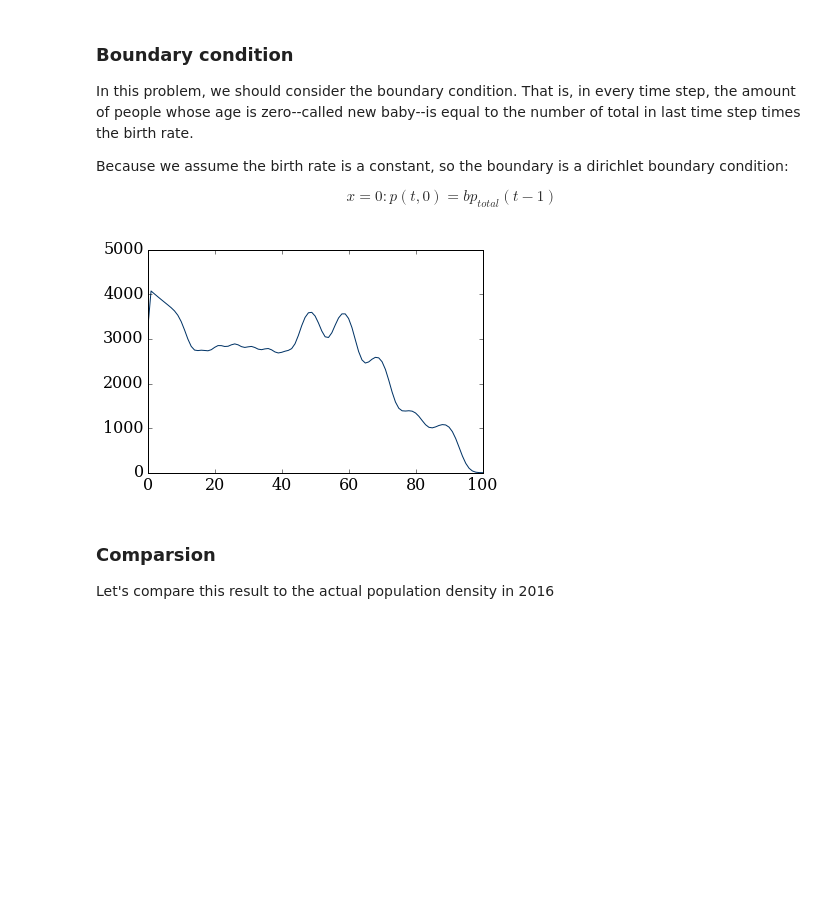
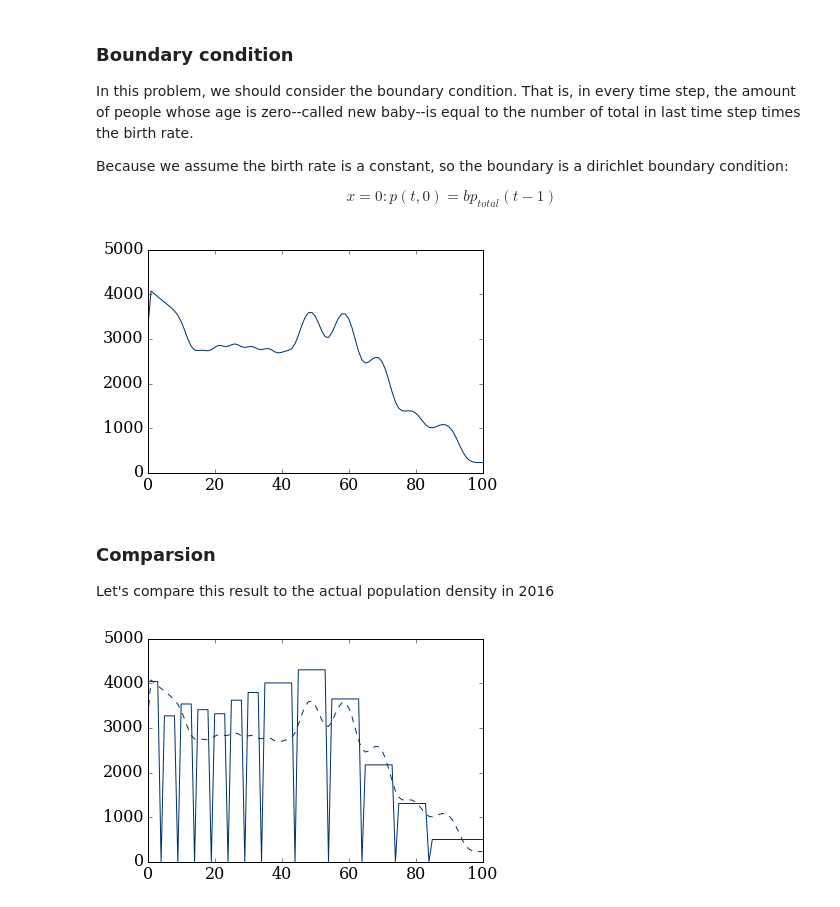
Before and after one commit to numerical-mooc/assignment-bank-2016, a Jupyter notebook: Population.ipynb, the cells around one changed output. Drawn from its saved outputs; the diff is of its cells as text; code cells hidden in the pictures; blank space fills up the shorter version.

```diff
--- a/Population.ipynb
+++ b/Population.ipynb
@@ -75,4 +75,4 @@ p[45:54] = 42797/10
 p[55:64] = 30981/10
 p[65:74] = 16554/10
 p[75:84] = 12962/10
-p[85:] = 39.89/15
+p[85:] = 3989/15
@@ -95,13 +90,9 @@ def population(p, b, d):
 
     Parameters
     ----------
-    p   :
-        popualtion density of the first year
-    b   :
-        birth rate
-    d   :
-        death rate
-
+    p : popualtion density of the first year
+    b : birth rate
+    d : death rate
     Returns
     -------
     p:
@@ -121,8 +112,31 @@ p_2016 = population(p, b, d)
 pyplot.plot(x, p_2016, color='#003366', ls='-', lw=1)
 pyplot.ylim(0,5000);
 # %% [output]
-[figure, old version]
+[figure, new version]
 # %% [markdown]
 ### Comparsion
 
 Let's compare this result to the actual population density in 2016
+# %%
+z = numpy.linspace(0,100,101)
+p_2016a = numpy.ones(101)
+
+p_2016a[:4] = 20201/5
+p_2016a[5:9] = 16348/5
+p_2016a[10:14] = 17677/5
+p_2016a[15:19] = 17040/5
+p_2016a[20:24] = 16585/5
+p_2016a[25:29] = 18101/5
+p_2016a[30:34] = 18962/5
+p_2016a[35:44] = 40071/10
+p_2016a[45:54] = 43007/10
+p_2016a[55:64] = 36482/10
+p_2016a[65:74] = 21713/10
+p_2016a[75:84] = 13061/10
+p_2016a[85:] = 7493/15
+# %%
+pyplot.plot(z, p_2016a, color='#003366', ls='-', lw=1)
+pyplot.plot(x, p_2016, color='#003366', ls='--', lw=1)
+pyplot.ylim(0,5000);
+# %% [output]
+[figure, added]
```
Also changed, not shown: parts of 6 cells of this notebook.
